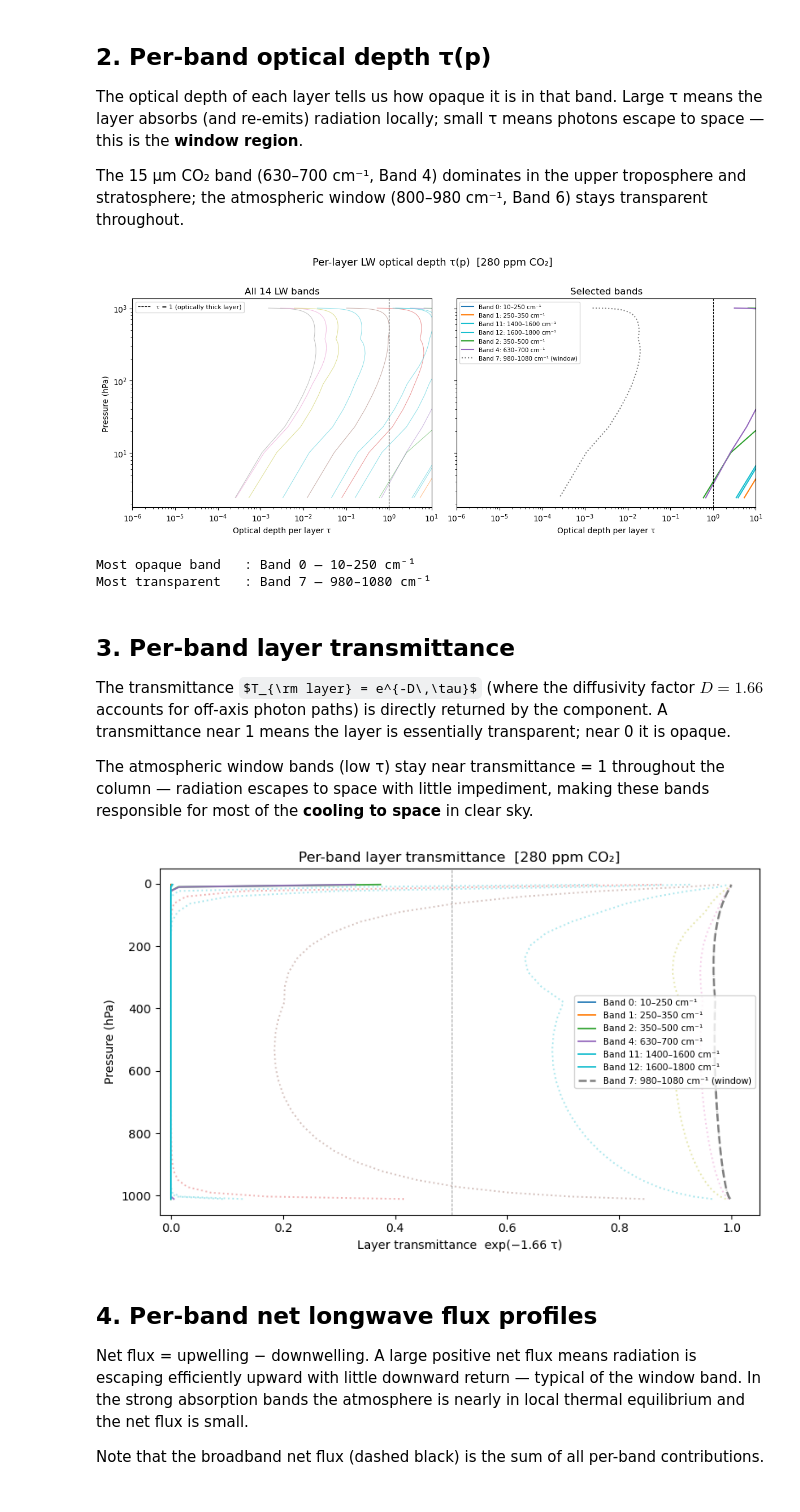
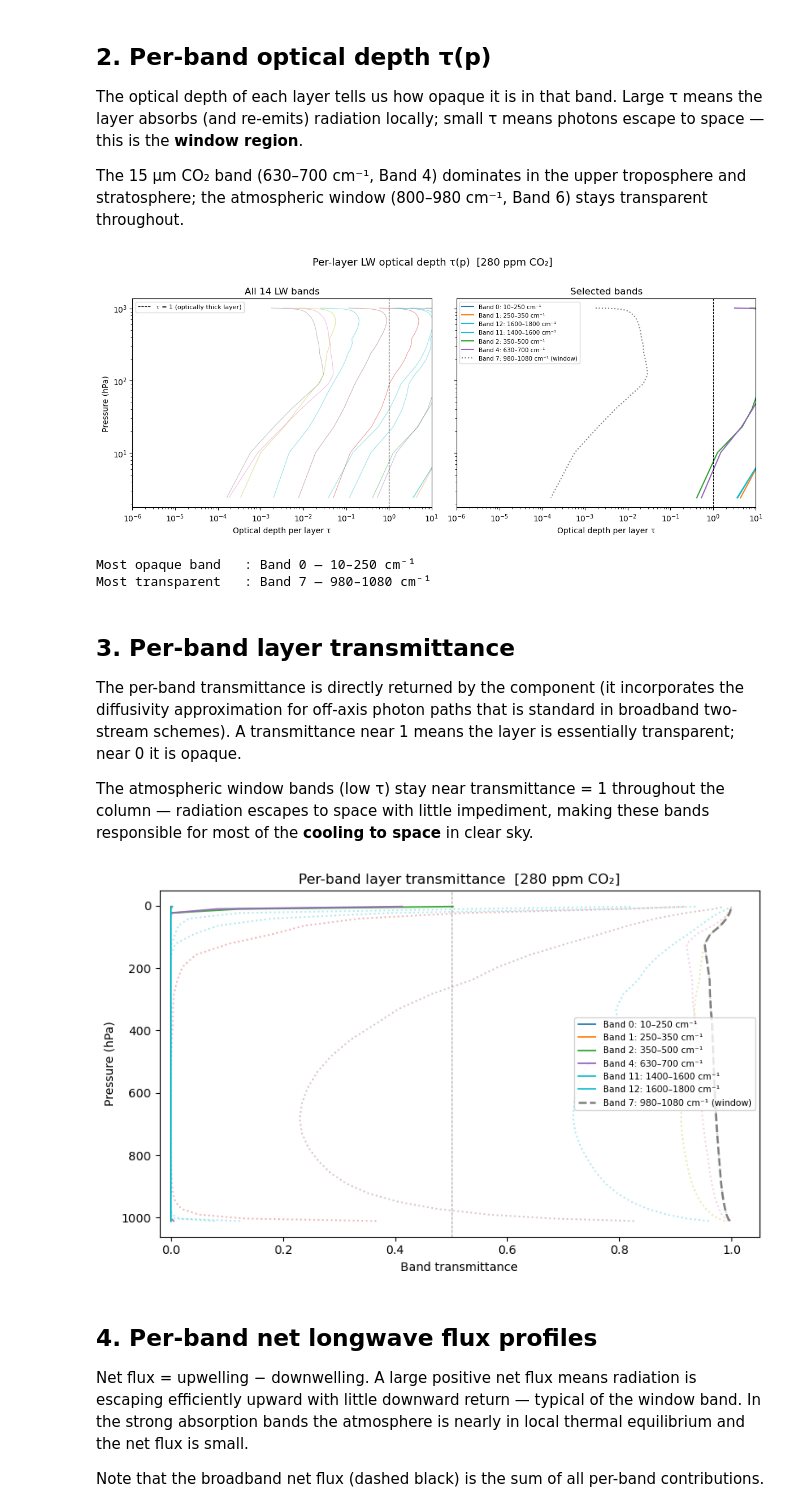
Before and after one commit to CliMT/climt, a Jupyter notebook: examples/spectral_radiation_anatomy.ipynb, the cells around one changed output. Cells and saved outputs as stored; diff of their text form; code cells hidden in the pictures; some formulas as TeX source.

```diff
--- a/examples/spectral_radiation_anatomy.ipynb
+++ b/examples/spectral_radiation_anatomy.ipynb
@@ -90,6 +90,21 @@ state = get_default_state([lw], grid_state=grid)
 # Pressure levels (Pa) — used as the vertical coordinate throughout
 p_mid = state['air_pressure'].values[:, 0, 0]       # (NZ,) in Pa
 p_hPa = p_mid / 100.0                               # convert to hPa
+
+# --- Realistic temperature profile (interpolated from shipped npz) -----------
+# thermodynamic_profiles.npz carries a 60-level Earth sounding:
+#   index 0 = surface (high p, warm T); index 59 = TOA (low p)
+# Both arrays are surface-first (decreasing pressure), so we reverse them
+# to make pressure strictly increasing before calling np.interp.
+_prof     = np.load(pathlib.Path(os.path.abspath('')).joinpath('thermodynamic_profiles.npz'))
+_p_prof   = _prof['air_pressure']    # (60,) surface-first
+_T_prof   = _prof['air_temperature'] # (60,) surface-first
+_p_inc    = _p_prof[::-1]  # now increasing
+_T_inc    = _T_prof[::-1]  # corresponding T
+T_real    = np.interp(np.log(p_mid), np.log(_p_inc), _T_inc)  # log-p interpolation
+state['air_temperature'].values[:, 0, 0] = T_real
+# Surface temperature consistent with the bottom of the sounding (~299 K)
+state['surface_temperature'].values[:] = float(_T_prof[0])
 
 # Realistic humidity: ~10 g/kg near surface, falling off with altitude
 q_profile = 1e-2 * np.exp(-p_hPa / 800.0)
@@ -104,6 +119,7 @@ print(f'  Levels        : {NZ}')
 print(f'  p range       : {p_hPa.min():.1f} – {p_hPa.max():.1f} hPa')
 print(f'  T range       : {state["air_temperature"].values.min():.1f} – '
       f'{state["air_temperature"].values.max():.1f} K')
+print(f'  surface T     : {float(state["surface_temperature"].values.flat[0]):.2f} K')
 print(f'  q range       : {state["specific_humidity"].values.min():.2e} – '
       f'{state["specific_humidity"].values.max():.2e} kg/kg')
 print(f'  CO₂           : {CO2_PREINDUSTRIAL*1e6:.0f} ppm')
@@ -209,16 +226,16 @@ plt.show()
 print(f'Most opaque band   : Band {top6[0]} — {band_labels[top6[0]]}')
 print(f'Most transparent   : Band {least_opaque} — {band_labels[least_opaque]}')
 # %% [output]
-[figure, old version]
+[figure, new version]
 Most opaque band   : Band 0 — 10–250 cm⁻¹
 Most transparent   : Band 7 — 980–1080 cm⁻¹
 # %% [markdown]
 ## 3. Per-band layer transmittance
 
-The transmittance $T_{\rm layer} = e^{-D\,\tau}$ (where the diffusivity
-factor $D = 1.66$ accounts for off-axis photon paths) is directly returned by
-the component.  A transmittance near 1 means the layer is essentially
-transparent; near 0 it is opaque.
+The per-band transmittance is directly returned by
+the component (it incorporates the diffusivity approximation for off-axis photon paths
+that is standard in broadband two-stream schemes).  A transmittance near 1 means the
+layer is essentially transparent; near 0 it is opaque.
 
 The atmospheric window bands (low τ) stay near transmittance = 1 throughout
 the column — radiation escapes to space with little impediment, making these
@@ -226,31 +243,31 @@ bands responsible for most of the **cooling to space** in clear sky.
 # %%
 # --- Figure 2: per-band layer transmittance ----------------------------------
 fig, ax = plt.subplots(figsize=(8, 5))
 
 for b in range(NBANDS):
     lw_style = '-' if b in top6 else ':'
     alpha    = 0.9 if b in top6 else 0.35
     label    = f'Band {b}: {band_labels[b]}' if b in top6 else None
     ax.plot(trans_band[:, b], p_hPa, lw=1.4, ls=lw_style, alpha=alpha,
             color=colors[b], label=label)
 
 # Add the window band separately if not in top6
 if least_opaque not in top6:
     ax.plot(trans_band[:, least_opaque], p_hPa, lw=1.8, ls='--',
             color=colors[least_opaque],
             label=f'Band {least_opaque}: {band_labels[least_opaque]} (window)')
 
 ax.invert_yaxis()
-ax.set_xlabel('Layer transmittance  exp(−1.66 τ)')
+ax.set_xlabel('Band transmittance')
 ax.set_ylabel('Pressure (hPa)')
 ax.set_title('Per-band layer transmittance  [280 ppm CO₂]')
 ax.legend(fontsize=7.5, loc='center right')
 ax.set_xlim(-0.02, 1.05)
 ax.axvline(0.5, color='k', lw=0.7, ls='--', alpha=0.4)
 plt.tight_layout()
 plt.show()
 # %% [output]
-[figure, old version]
+[figure, new version]
 # %% [markdown]
 ## 4. Per-band net longwave flux profiles
 
```
Also changed, not shown: parts of 9 cells of this notebook.
